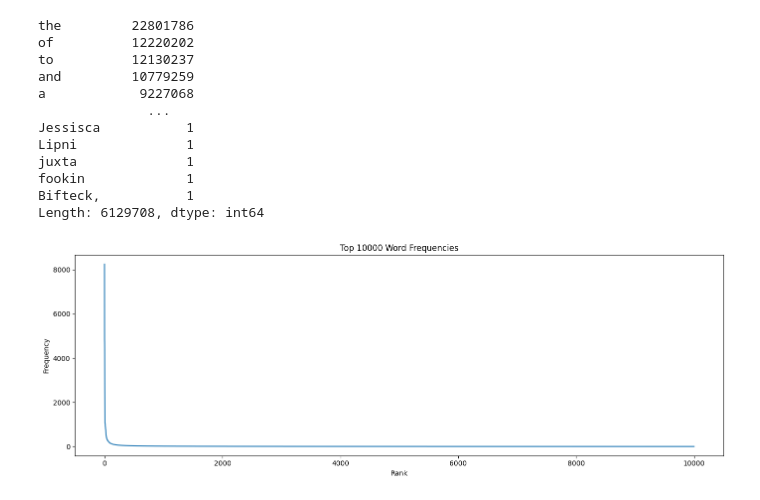
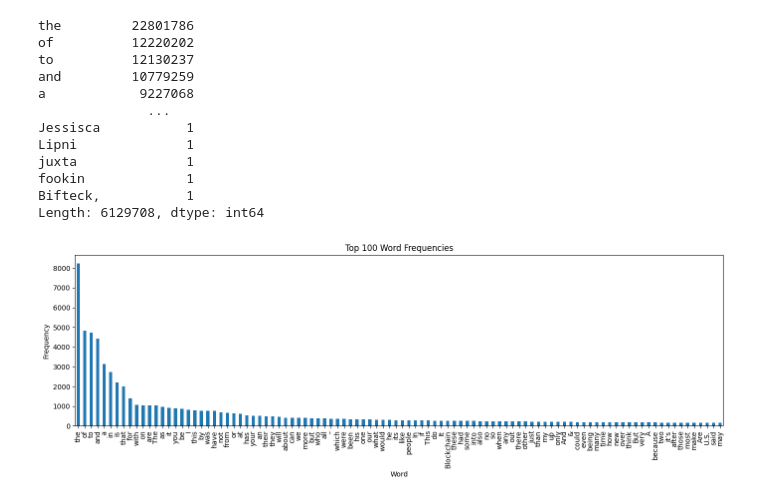
Before and after one commit to MikkelPraestegaard/GDS-final-assignment, a Jupyter notebook: Code.ipynb, the cells around one changed output. Saved outputs shown, nothing was run; the diff lists cells and outputs as text; code cells hidden in the pictures.

```diff
--- a/Code.ipynb
+++ b/Code.ipynb
@@ -147,7 +129,7 @@ Length: 6129708, dtype: int64
 def visualize_top_words(
     df: pd.DataFrame,
     token_col: str,
-    top_n: int = 10000,
+    top_n: int = 10_000,
     loglog: bool = True
 ):
     """
@@ -158,34 +140,42 @@ def visualize_top_words(
     If top_n <= 100 there will be put labels on for the x axis.
     """
     label_limit = 100
     # Flatten tokens
-    counts = Count_values(df,token_col).head(top_n)
+    col = df[token_col]
+
+    if isinstance(col.iloc[0], str):
+        tokens = col.str.split().explode()
+    else:
+        tokens = col.explode()
+
+    tokens = tokens.dropna()
+    counts = tokens.value_counts().head(top_n)
 
     # Plot
     plt.figure(figsize=(14, 5))
 
     if loglog:
         ranks = np.arange(1, len(counts) + 1)
         plt.loglog(ranks, counts.values)
         plt.xlabel("Rank")
         plt.ylabel("Frequency")
         plt.title("Word Frequency (Log-Log Scale)")
     else:
         if top_n <= label_limit:
             counts.plot(kind="bar")
             plt.xlabel("Word")
         else:
             plt.plot(counts.values)
             plt.xlabel("Rank")
         plt.ylabel("Frequency")
         plt.title(f"Top {len(counts)} Word Frequencies")
 
     plt.tight_layout()
     plt.show()
 
     return counts
 
-visualize_top_words(df,'content',10000,loglog=False)
+visualize_top_words(df,'content',100,loglog=False)
 # %% [output]
-[figure, old version]
+[figure, new version]
 content
```
Also changed, not shown: parts of 7 cells of this notebook.
